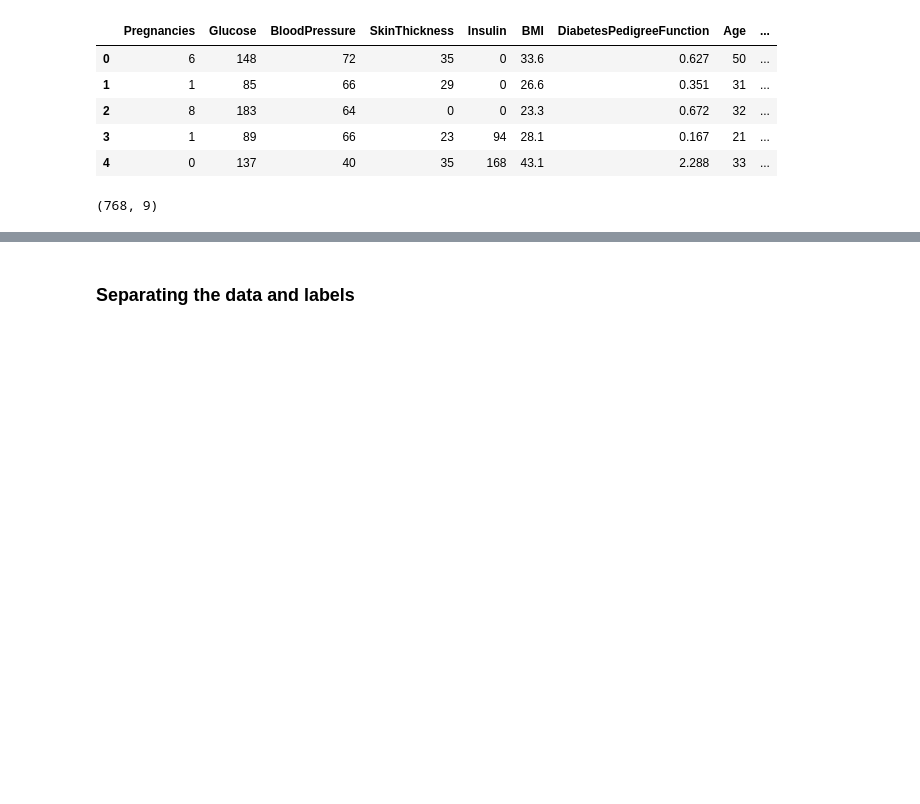
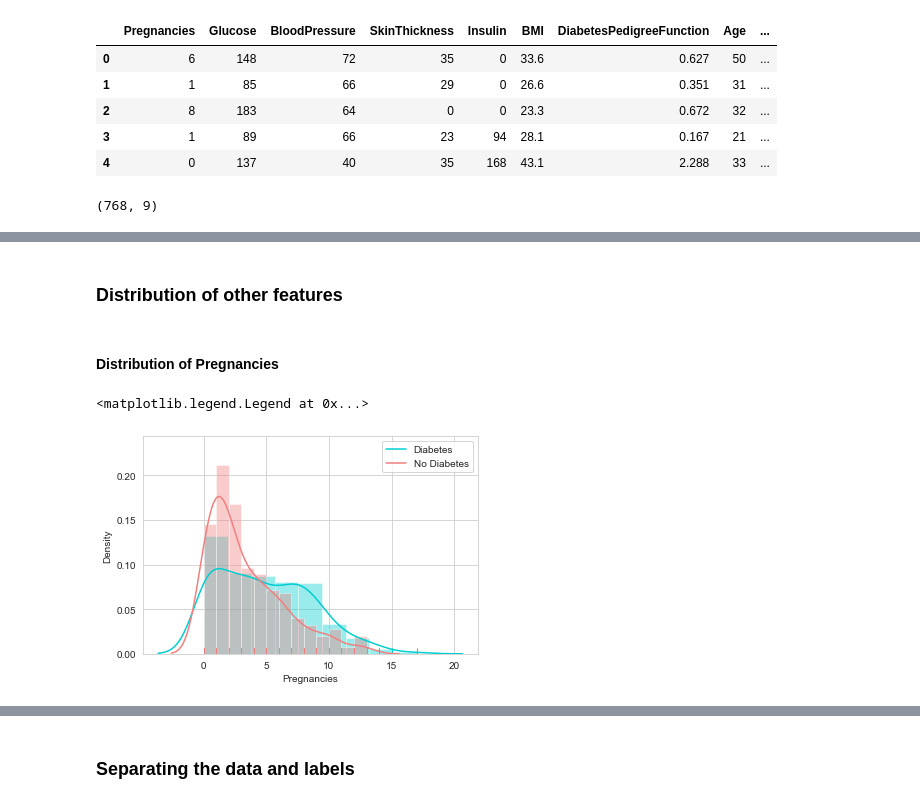
Before and after one commit to NNJ16/ML_Assignment2_IT19115894_IT19184272_IT19156798, a Jupyter notebook: diabetes-prediction.ipynb, the cells around one changed output, grey strips where cells are left out. Drawn from its saved outputs; the diff is of its cells as text; code cells hidden in the pictures; blank space fills up the shorter version.

```diff
--- a/diabetes-prediction.ipynb
+++ b/diabetes-prediction.ipynb
@@ -79,0 +109,12 @@ sns.heatmap(corr_mat, annot=True)
+# %% [markdown]
+### Distribution of other features
+# %% [markdown]
+#### Distribution of Pregnancies
+# %%
+plt.figure()
+ax = sns.distplot(df['Pregnancies'][df.Outcome == 1], color ="darkturquoise", rug = True)
+sns.distplot(df['Pregnancies'][df.Outcome == 0], color ="lightcoral",rug = True)
+plt.legend(['Diabetes', 'No Diabetes'])
+# %% [output]
+<matplotlib.legend.Legend at 0x...>
+[figure, added]
```
Also changed, not shown: parts of 69 cells of this notebook, 1 other file.
